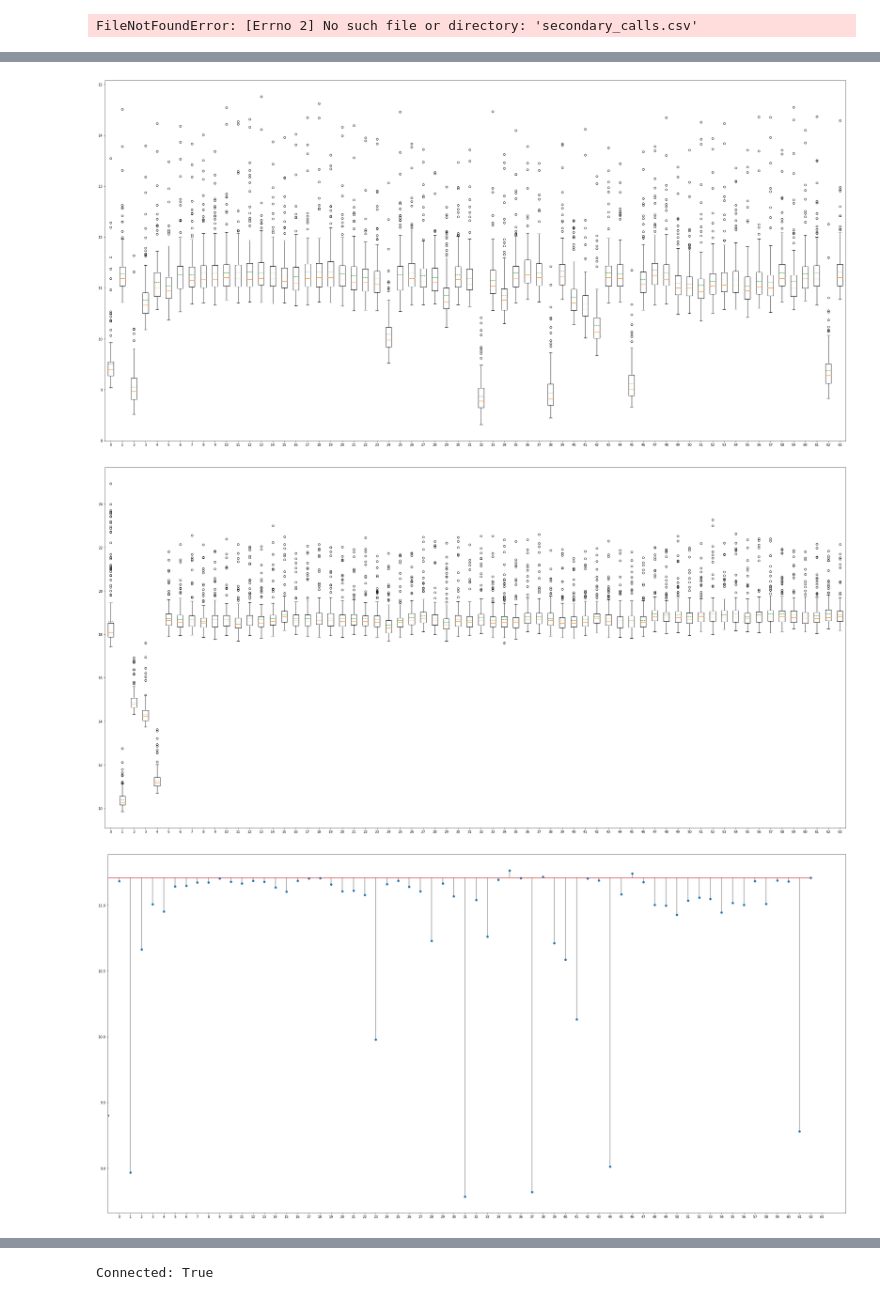
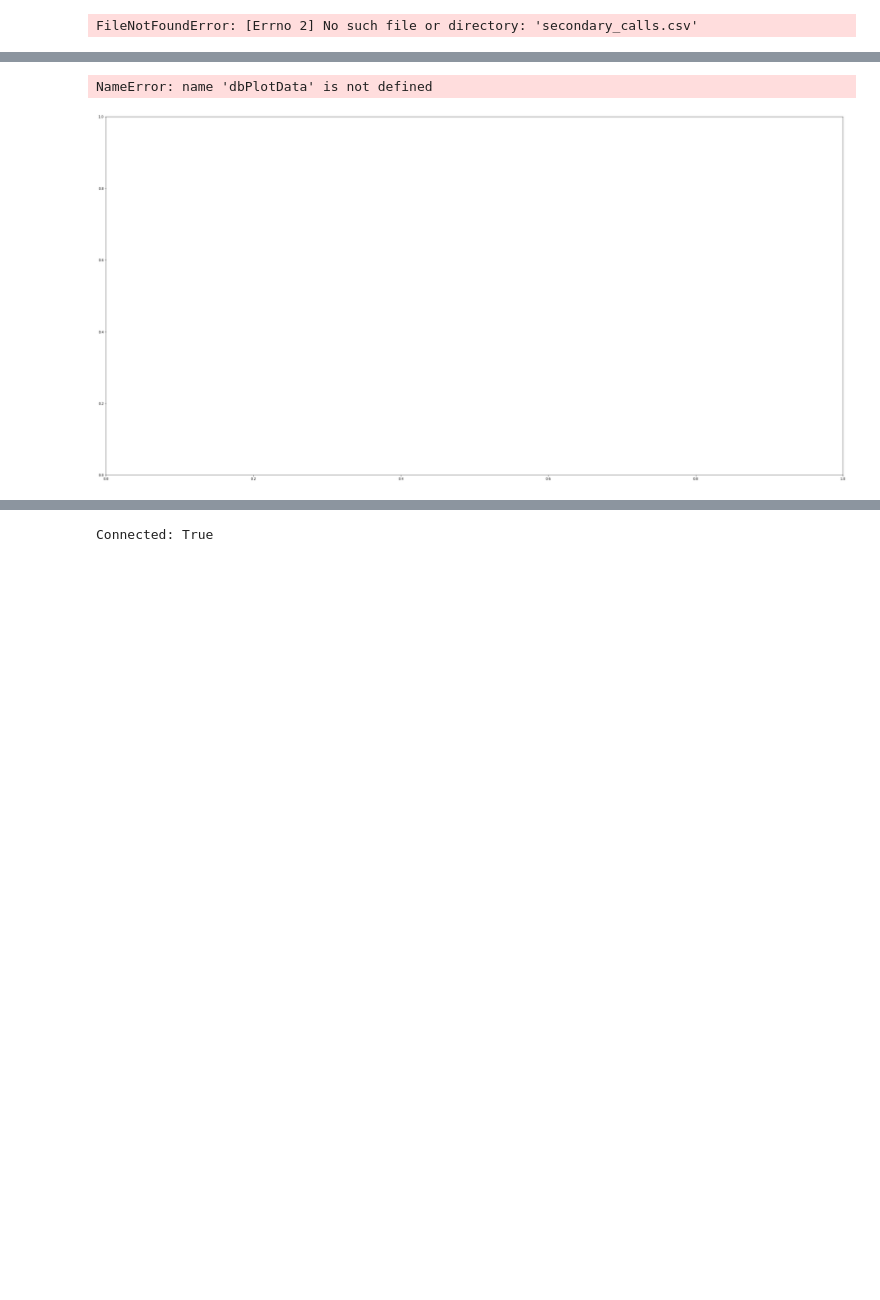
Before and after one commit to KennyKristiansen/Performance, a Jupyter notebook: boxplot.ipynb, the cells around one changed output, grey strips where cells are left out. Drawn from its saved outputs; the diff is of its cells as text; code cells hidden in the pictures; blank space fills up the shorter version.

```diff
--- a/boxplot.ipynb
+++ b/boxplot.ipynb
@@ -365,7 +365,7 @@ class SubPlot(Plot):
         None
 
 
-file = "test.csv"
+file = "miks_buffet_standardiseret.csv"
 data = []
 InsideFuncLoop = False
 with open(file) as plotValues:
@@ -432,7 +432,7 @@ plt.margins(x=0.008, y=0.1)
 plt.show()
 
 
-file = "tonny_test.csv"
+file = "test.csv"
 data = []
 InsideFuncLoop = False
 func_description = ['profinet diag + 001_alarm',  # 0
@@ -645,7 +644,7 @@ class BoxPlot():
         for data in self.data:
             median: list = []
             fig1, ax1 = plt.subplots(**self.subPlotKwargs)
-            self.labels, dataPoints = zip(*data.items())
+            self.labels, dataPoints = [*zip(*dbPlotData[0].items())]
             self.boxplot = plt.boxplot(dataPoints, **self.plotKwargs)
 
             plt.xticks(range(1, len(self.labels) + 1), labels)
@@ -711,33 +710,32 @@ class CSVParser():
                     try:
                         if row[0][:8] == 'function':  # Function data points beginning
                             label = row[0][9:]
                             label = label[:-1]  # function[99] --> 99
                             functionLabel = True
                         if row[0] == '':  # Empty space between functions
                             functionLabel = False
                         if functionLabel:
                             if row[1] != '':  # then it is a data value
                                 dataPoint = float(row[1])
                                 func_list.append(dataPoint)
                             if row[0] == "time[255]":
                                 datapoints[label] = func_list
                                 func_list = []
                     except IndexError:
                         None
                 self.data.append(datapoints)
 
 
 if __name__ == '__main__':
     fileList: list = ['third_calls.csv', 'test.csv']
     parser = CSVParser(fileList)
     plot = BoxPlot(parser.data)
     plot.plot()
     labels = plot.labels
 
     medians = plot.medians
     plot = StemPlot(medians)
     plot.plot(labels)
 # %% [output]
+NameError: name 'dbPlotData' is not defined
-[figure, old version]
+[figure, new version]
-[figure, removed]
-[figure, removed]
```
Also changed, not shown: parts of 2 cells of this notebook.
